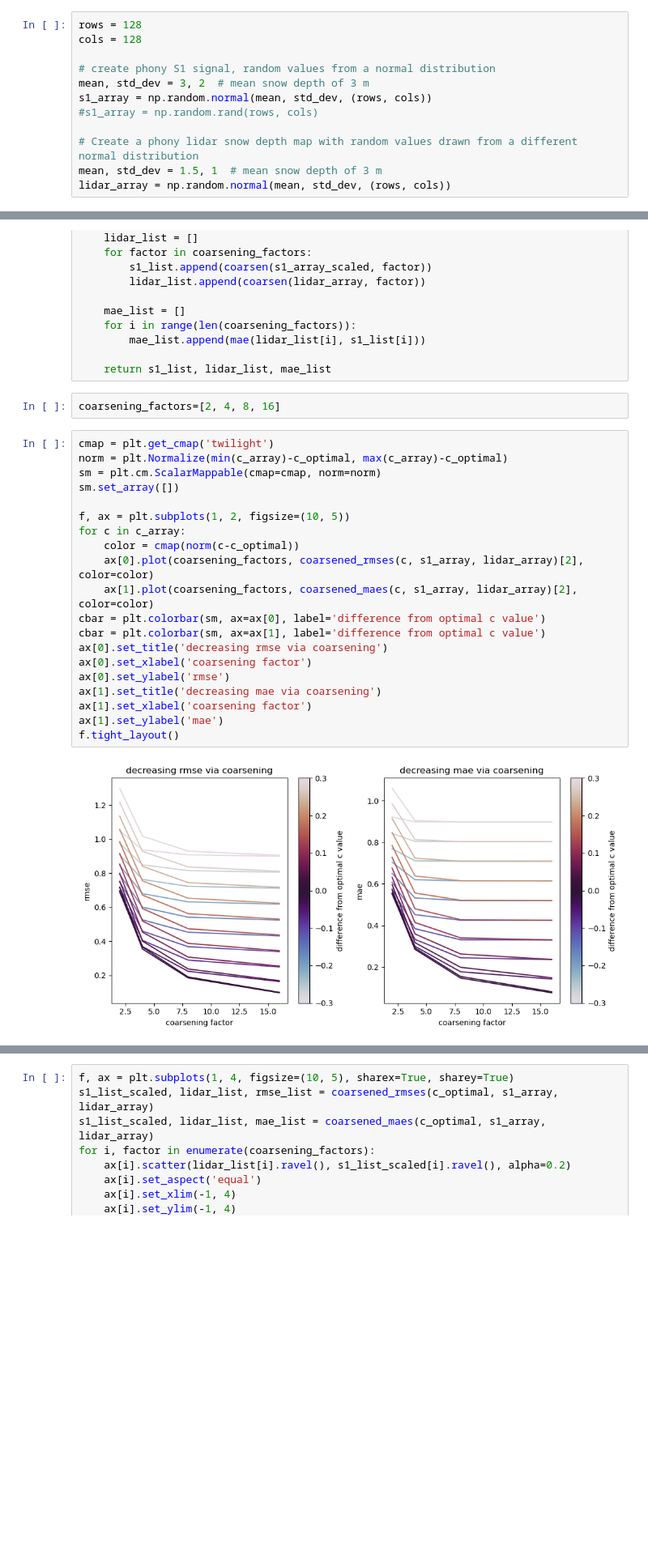
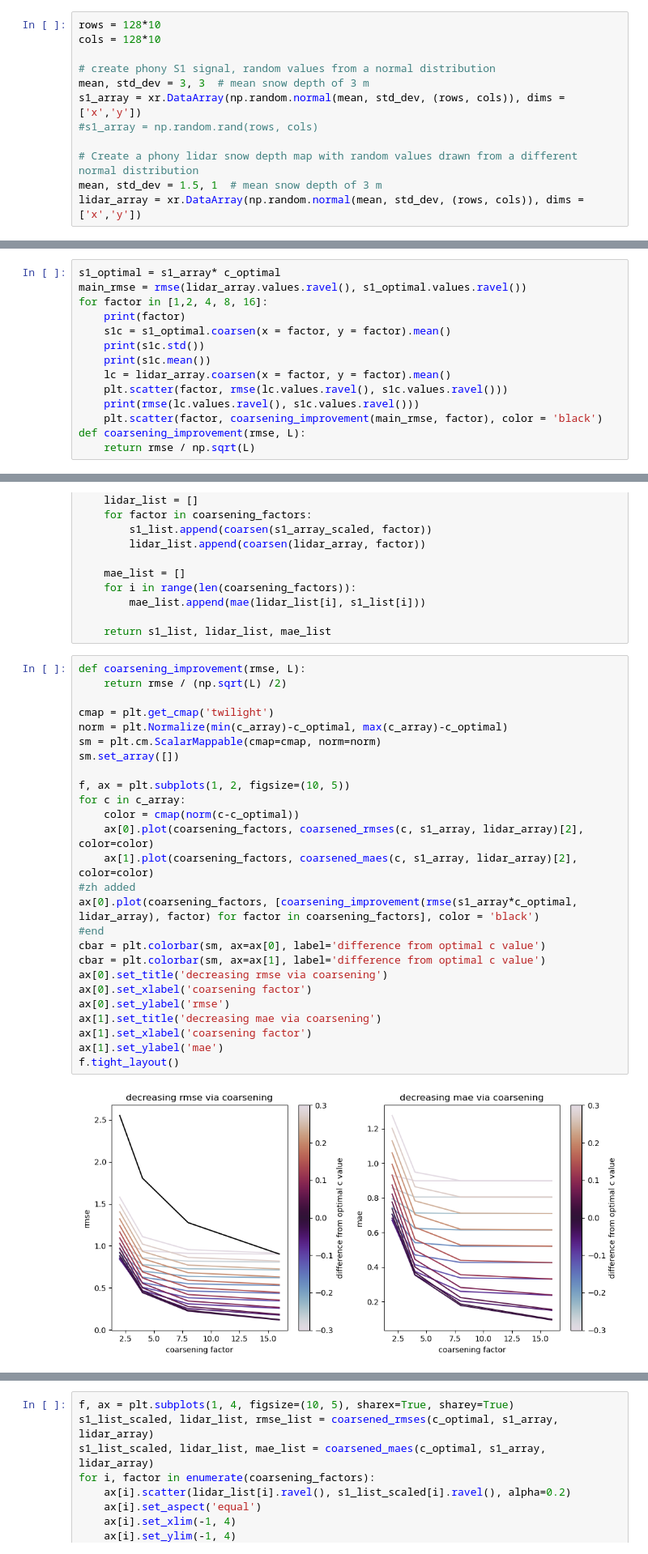
Before and after one commit to ZachHoppinen/spicy-analysis, a Jupyter notebook: src/compare/averaging/coarsening_rmse_effect.ipynb, the cells around one changed output, grey strips where cells are left out. Shown: that part at 81% size. Saved outputs shown, nothing was run; the diff lists cells and outputs as text; blank space fills up the shorter version.

Commit message:
other rmse * sqrt(l) relationships

```diff
--- a/src/compare/averaging/coarsening_rmse_effect.ipynb
+++ b/src/compare/averaging/coarsening_rmse_effect.ipynb
@@ -5,15 +6,15 @@ import numpy as np
 import matplotlib.pyplot as plt
 # %%
-rows = 128
-cols = 128
+rows = 128*10
+cols = 128*10
 
 # create phony S1 signal, random values from a normal distribution
-mean, std_dev = 3, 2  # mean snow depth of 3 m
-s1_array = np.random.normal(mean, std_dev, (rows, cols))
+mean, std_dev = 3, 3  # mean snow depth of 3 m
+s1_array = xr.DataArray(np.random.normal(mean, std_dev, (rows, cols)), dims = ['x','y'])
 #s1_array = np.random.rand(rows, cols)
 
 # Create a phony lidar snow depth map with random values drawn from a different normal distribution
 mean, std_dev = 1.5, 1  # mean snow depth of 3 m
-lidar_array = np.random.normal(mean, std_dev, (rows, cols))
+lidar_array = xr.DataArray(np.random.normal(mean, std_dev, (rows, cols)), dims = ['x','y'])
 # %%
 f, ax = plt.subplots(2, 1)
@@ -36,0 +39,14 @@ optimal c: 0.5008893546051679
+# %%
+s1_optimal = s1_array* c_optimal
+main_rmse = rmse(lidar_array.values.ravel(), s1_optimal.values.ravel())
+for factor in [1,2, 4, 8, 16]:
+    print(factor)
+    s1c = s1_optimal.coarsen(x = factor, y = factor).mean()
+    print(s1c.std())
+    print(s1c.mean())
+    lc = lidar_array.coarsen(x = factor, y = factor).mean()
+    plt.scatter(factor, rmse(lc.values.ravel(), s1c.values.ravel()))
+    print(rmse(lc.values.ravel(), s1c.values.ravel()))
+    plt.scatter(factor, coarsening_improvement(main_rmse, factor), color = 'black')
+def coarsening_improvement(rmse, L):
+    return rmse / np.sqrt(L)
@@ -79,30 +114,34 @@ def coarsened_maes(c, s1_array, lidar_array, coarsening_factors=[2, 4, 8, 16]):
         mae_list.append(mae(lidar_list[i], s1_list[i]))
 
     return s1_list, lidar_list, mae_list
-# %%
-coarsening_factors=[2, 4, 8, 16]
 # %%
+def coarsening_improvement(rmse, L):
+    return rmse / (np.sqrt(L) /2)
+
 cmap = plt.get_cmap('twilight')
 norm = plt.Normalize(min(c_array)-c_optimal, max(c_array)-c_optimal)
 sm = plt.cm.ScalarMappable(cmap=cmap, norm=norm)
 sm.set_array([])
 
 f, ax = plt.subplots(1, 2, figsize=(10, 5))
 for c in c_array:
     color = cmap(norm(c-c_optimal))
     ax[0].plot(coarsening_factors, coarsened_rmses(c, s1_array, lidar_array)[2], color=color)
     ax[1].plot(coarsening_factors, coarsened_maes(c, s1_array, lidar_array)[2], color=color)
+#zh added
+ax[0].plot(coarsening_factors, [coarsening_improvement(rmse(s1_array*c_optimal, lidar_array), factor) for factor in coarsening_factors], color = 'black')
+#end
 cbar = plt.colorbar(sm, ax=ax[0], label='difference from optimal c value')
 cbar = plt.colorbar(sm, ax=ax[1], label='difference from optimal c value')
 ax[0].set_title('decreasing rmse via coarsening')
 ax[0].set_xlabel('coarsening factor')
 ax[0].set_ylabel('rmse')
 ax[1].set_title('decreasing mae via coarsening')
 ax[1].set_xlabel('coarsening factor')
 ax[1].set_ylabel('mae')
 f.tight_layout()
 # %% [output]
-[figure, old version]
+[figure, new version]
 # %%
 f, ax = plt.subplots(2, 1, figsize=(5, 5))
 ax[0].plot(coarsening_factors, coarsened_rmses(1, s1_array, lidar_array)[2], color='r', label = 'RMSE')
```
Also changed, not shown: parts of 5 cells of this notebook.
